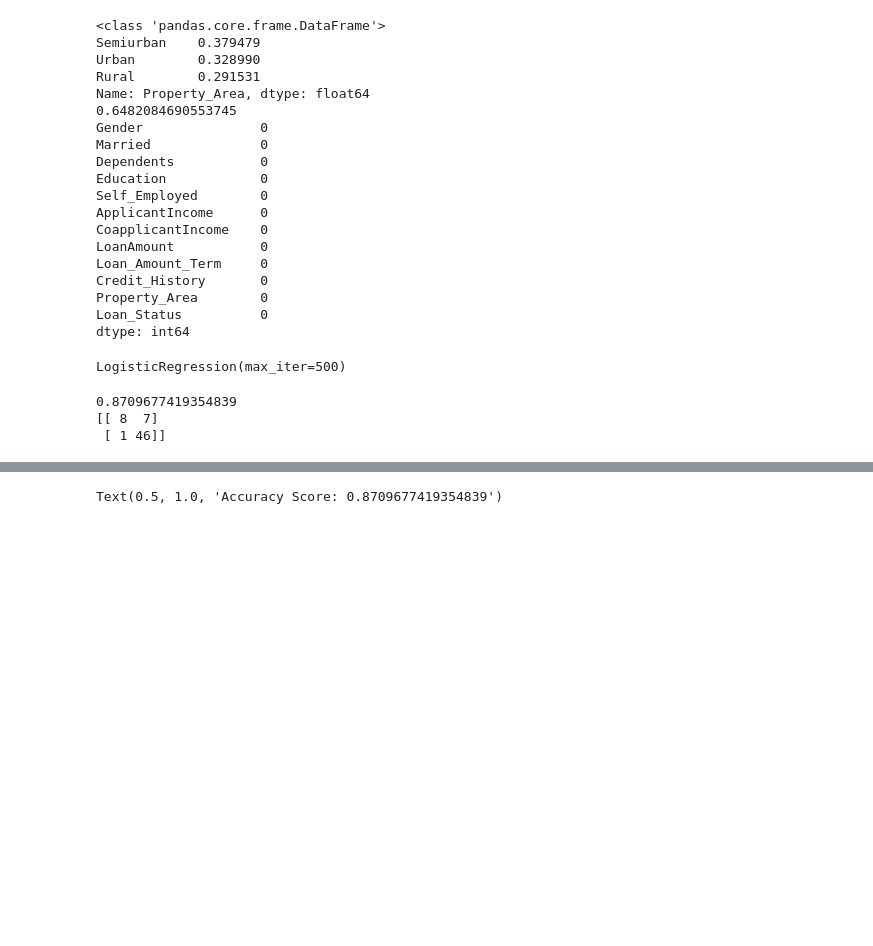
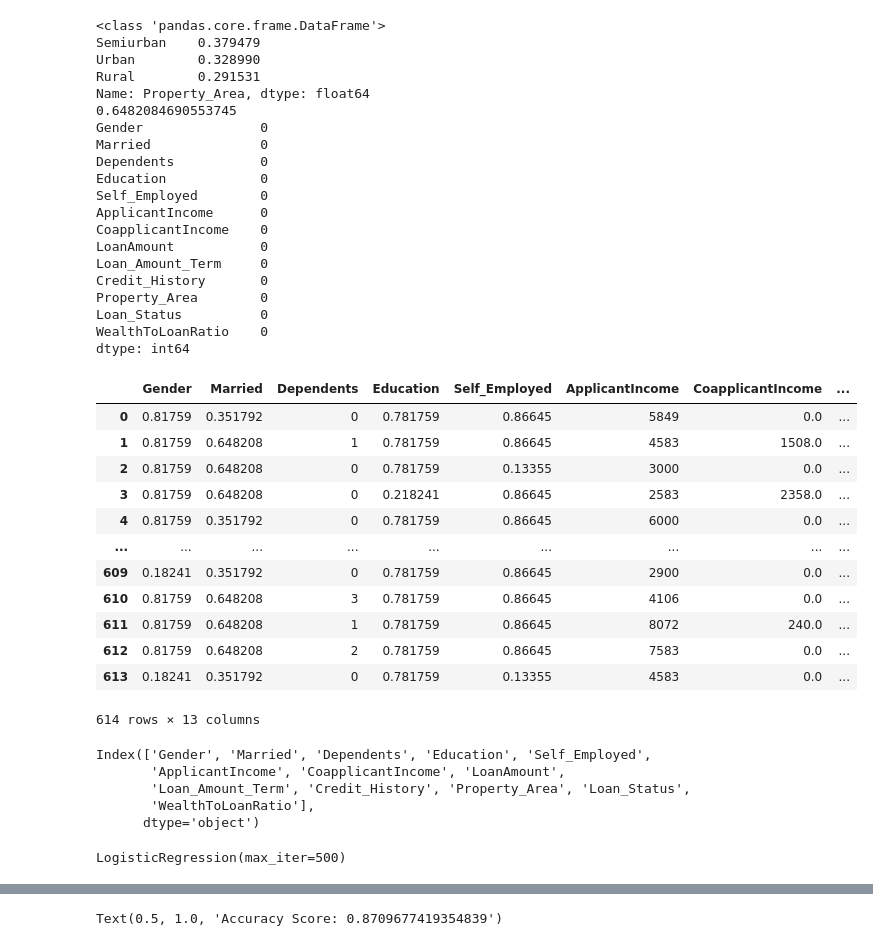
Before and after one commit to Relicjamin-jv/ML-and-Visualization, a Jupyter notebook: logistic.ipynb, the cells around one changed output, grey strips where cells are left out. Cells and saved outputs as stored; diff of their text form; code cells hidden in the pictures; blank space fills up the shorter version.

```diff
--- a/logistic.ipynb
+++ b/logistic.ipynb
@@ -66,35 +66,59 @@ data["Loan_Status"] = data["Loan_Status"].map({"Y": 1, "N": 0})
 # Cleaning the dependents
 data["Dependents"] = data["Dependents"].map({"0":0, "1":1, "2":2, "3+": 3})
 
-print(data.isna().sum())
 
 def ratio(a, b):
   return a/b
 
 data['WealthToLoanRatio'] = data.apply(lambda row : ratio(row['ApplicantIncome'], row['LoanAmount']), axis = 1)
 
 data_train = data.loc[:, data.columns != "Loan_Status"]
 data_target = data["Loan_Status"]
+
+print(data.isna().sum())
+data
 # %% [output]
 <class 'pandas.core.frame.DataFrame'>
 Semiurban    0.379479
 Urban        0.328990
 Rural        0.291531
 Name: Property_Area, dtype: float64
 0.6482084690553745
 Gender               0
 Married              0
 Dependents           0
 Education            0
 Self_Employed        0
 ApplicantIncome      0
 CoapplicantIncome    0
 LoanAmount           0
 Loan_Amount_Term     0
 Credit_History       0
 Property_Area        0
 Loan_Status          0
+WealthToLoanRatio    0
 dtype: int64
+|  | Gender | Married | Dependents | Education | Self_Employed | ApplicantIncome | CoapplicantIncome | ... |
+| 0 | 0.81759 | 0.351792 | 0 | 0.781759 | 0.86645 | 5849 | 0.0 | ... |
+| 1 | 0.81759 | 0.648208 | 1 | 0.781759 | 0.86645 | 4583 | 1508.0 | ... |
+| 2 | 0.81759 | 0.648208 | 0 | 0.781759 | 0.13355 | 3000 | 0.0 | ... |
+| 3 | 0.81759 | 0.648208 | 0 | 0.218241 | 0.86645 | 2583 | 2358.0 | ... |
+| 4 | 0.81759 | 0.351792 | 0 | 0.781759 | 0.86645 | 6000 | 0.0 | ... |
+| ... | ... | ... | ... | ... | ... | ... | ... | ... |
+| 609 | 0.18241 | 0.351792 | 0 | 0.781759 | 0.86645 | 2900 | 0.0 | ... |
+| 610 | 0.81759 | 0.648208 | 3 | 0.781759 | 0.86645 | 4106 | 0.0 | ... |
+| 611 | 0.81759 | 0.648208 | 1 | 0.781759 | 0.86645 | 8072 | 240.0 | ... |
+| 612 | 0.81759 | 0.648208 | 2 | 0.781759 | 0.86645 | 7583 | 0.0 | ... |
+| 613 | 0.18241 | 0.351792 | 0 | 0.781759 | 0.13355 | 4583 | 0.0 | ... |
+614 rows × 13 columns
+# %%
+data.columns
+# %% [output]
+Index(['Gender', 'Married', 'Dependents', 'Education', 'Self_Employed',
+       'ApplicantIncome', 'CoapplicantIncome', 'LoanAmount',
+       'Loan_Amount_Term', 'Credit_History', 'Property_Area', 'Loan_Status',
+       'WealthToLoanRatio'],
+      dtype='object')
 # %%
 from sklearn.model_selection import train_test_split
 
@@ -109,14 +133,3 @@ LogisticReg.fit(x_train, y_train)
 LogisticRegression(max_iter=500)
 # %%
 predictions = LogisticReg.predict(x_test)
-# %%
-from sklearn import metrics
-score = LogisticReg.score(x_test, y_test)
-print(score)
-
-cm = metrics.confusion_matrix(y_test, predictions)
-print(cm)
-# %% [output]
-0.8709677419354839
-[[ 8  7]
- [ 1 46]]
```
Also changed, not shown: parts of 4 cells of this notebook.
